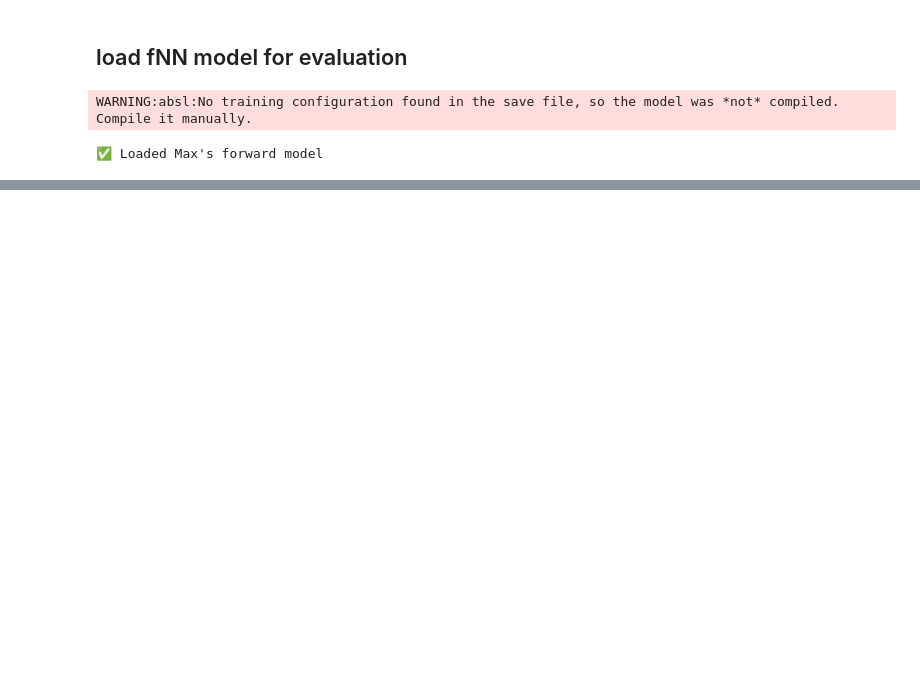
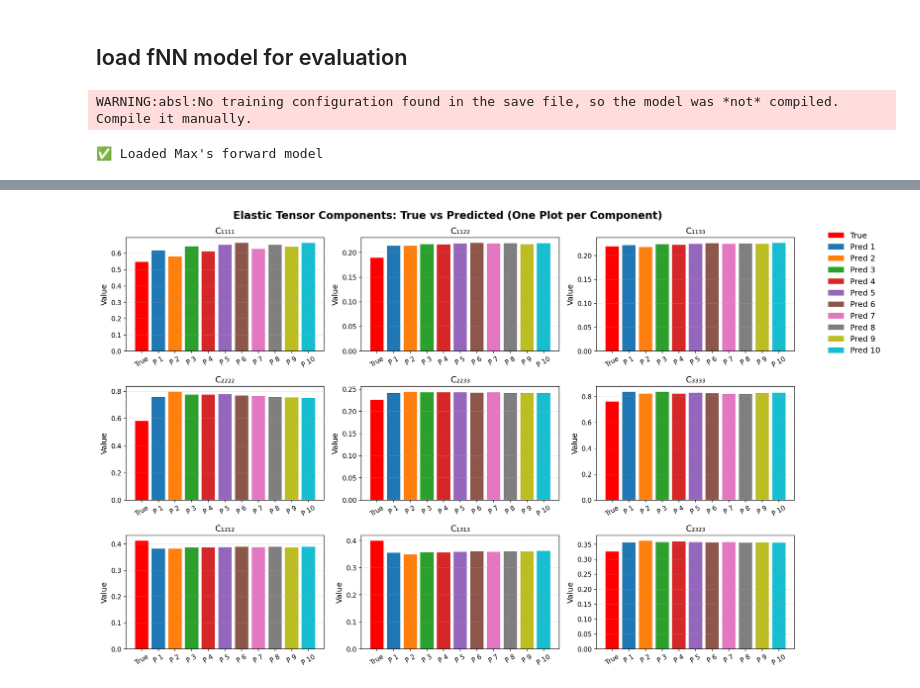
Before and after one commit to ellielin23/inverse_design_spinodoids, a Jupyter notebook: spinodoid_cvae/evaluate.ipynb, the cells around one changed output, grey strips where cells are left out. Cells and saved outputs as stored; diff of their text form; code cells hidden in the pictures; blank space fills up the shorter version.

```diff
--- a/spinodoid_cvae/evaluate.ipynb
+++ b/spinodoid_cvae/evaluate.ipynb
@@ -267,0 +309,12 @@ Peak   ||P_pred - P_true||    MSE (per peak)
+# %%
+# === Print S_hat vs S_true values ===
+print("\n🔍 Comparing Ŝ peaks to ground truth S vector:\n")
+
+k = min(5, len(S_hat_peaks))  # choose top-k to print
+for i in range(k):
+    S_hat = S_hat_peaks[i]
+    delta = S_hat - S_true
+    print(f"Peak {i+1}")
+    print(f"  Ŝ:     {np.round(S_hat, 5)}")
+    print(f"  S_true: {np.round(S_true, 5)}")
+    print(f"  ΔS:     {np.round(delta, 5)}\n")
@@ -267,0 +339,52 @@ Peak   ||P_pred - P_true||    MSE (per peak)
+# %%
+import matplotlib.pyplot as plt
+import matplotlib.cm as cm
+import numpy as np
+
+def plot_per_component_bars(P_preds, P_true):
+    """
+    For each component of P, plot a grouped bar chart:
+    - First bar: true value
+    - Following bars: predicted values from each Ŝ peak
+    """
+    component_labels = [
+        "C₁₁₁₁", "C₁₁₂₂", "C₁₁₃₃",
+        "C₂₂₂₂", "C₂₂₃₃", "C₃₃₃₃",
+        "C₁₂₁₂", "C₁₃₁₃", "C₂₃₂₃"
+    ]
+
+    P_preds = np.array(P_preds)  # (num_peaks, 9)
+    P_true = np.array(P_true).flatten()  # (9,)
+    num_preds = P_preds.shape[0]
+
+    colors = cm.get_cmap('tab10', num_preds)  # use colormap for diversity
+
+    fig, axs = plt.subplots(3, 3, figsize=(15, 10))
+    axs = axs.flatten()
+
+    for i in range(9):
+        ax = axs[i]
+        values = [P_true[i]] + P_preds[:, i].tolist()
+        bar_positions = np.arange(len(values))
+        ax.bar(bar_positions[0], values[0], color='red', label='True')
+        for j in range(num_preds):
+            ax.bar(bar_positions[j + 1], values[j + 1], color=colors(j), label=f'Pred {j+1}' if i == 0 else "")
+
+        ax.set_title(component_labels[i])
+        ax.set_xticks(bar_positions)
+        ax.set_xticklabels(['True'] + [f'P̂ {j+1}' for j in range(num_preds)], rotation=30)
+        ax.set_ylabel("Value")
+        ax.grid(axis='y', linestyle='--', alpha=0.4)
+
+    # only show the legend once
+    handles, labels = axs[0].get_legend_handles_labels()
+    fig.legend(handles, labels, loc='upper right', bbox_to_anchor=(1.12, 0.95), frameon=False)
+
+    fig.suptitle("Elastic Tensor Components: True vs Predicted (One Plot per Component)", fontsize=16, weight='bold')
+    plt.tight_layout()
+    plt.show()
+
+# === call it ===
+plot_per_component_bars(P_preds, P_target)
+# %% [output]
+[figure, added]
```
Also changed, not shown: parts of 9 cells of this notebook, 56 other files.
